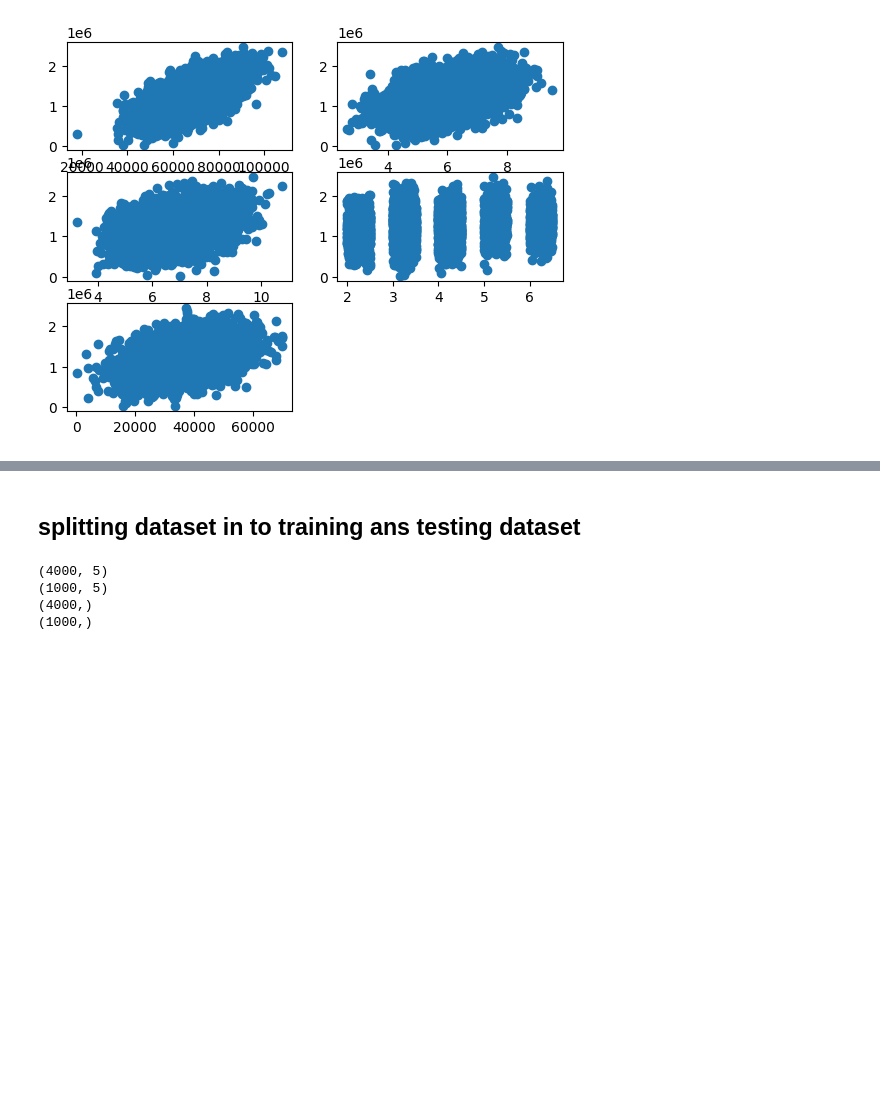
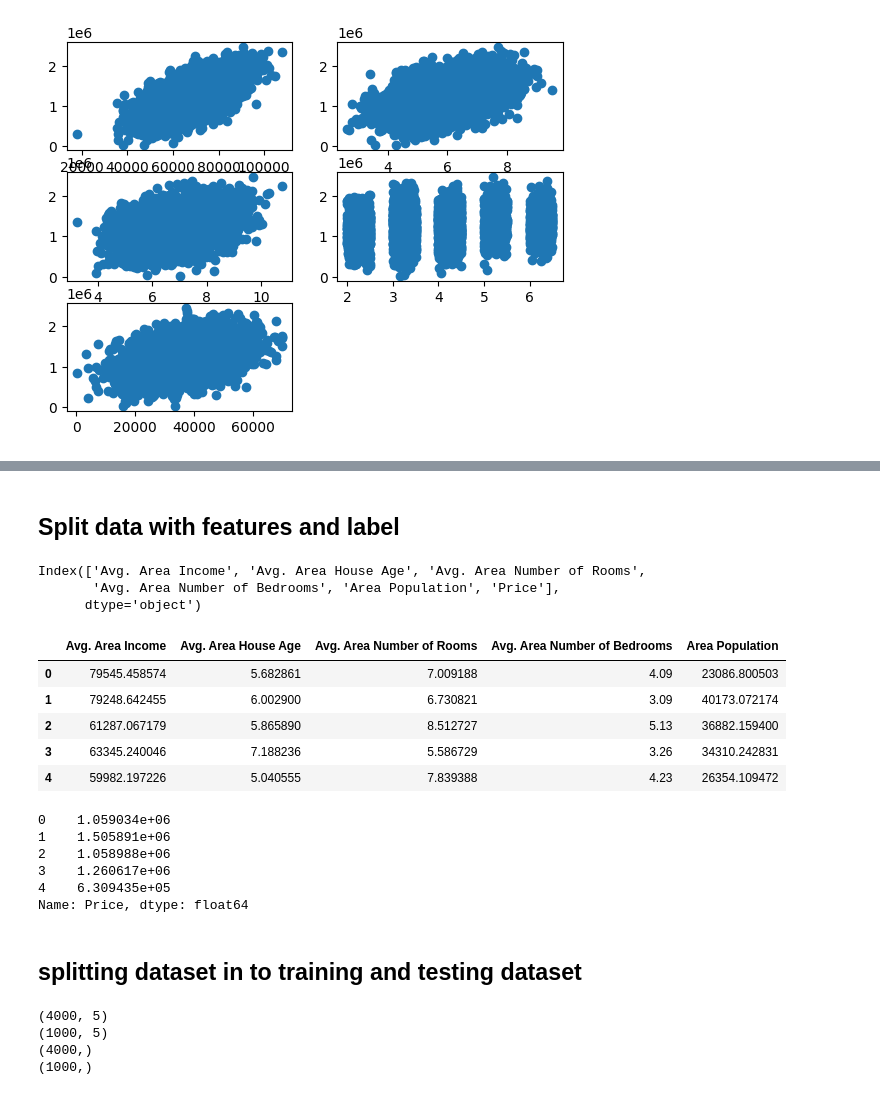
Before and after one commit to sudiplekhee/10_Days_ML-Training, a Jupyter notebook: linearRegression.ipynb, the cells around one changed output, grey strips where cells are left out. Drawn from its saved outputs; the diff is of its cells as text; code cells hidden in the pictures; blank space fills up the shorter version.

```diff
--- a/Linear_regression.ipynb
+++ b/linearRegression.ipynb
@@ -176,5 +161,39 @@ y.head()
+# %% [markdown]
+## Split data with features and label
+# %%
+## Eliminate the label i.e price
+
+# x = 5 features
+# y = label i.e price
+
+df.columns
+# %% [output]
+Index(['Avg. Area Income', 'Avg. Area House Age', 'Avg. Area Number of Rooms',
+       'Avg. Area Number of Bedrooms', 'Area Population', 'Price'],
+      dtype='object')
+# %%
+x = df[['Avg. Area Income', 'Avg. Area House Age', 'Avg. Area Number of Rooms',
+       'Avg. Area Number of Bedrooms', 'Area Population']]
+x.head()
+# %% [output]
+|  | Avg. Area Income | Avg. Area House Age | Avg. Area Number of Rooms | Avg. Area Number of Bedrooms | Area Population |
+| 0 | 79545.458574 | 5.682861 | 7.009188 | 4.09 | 23086.800503 |
+| 1 | 79248.642455 | 6.002900 | 6.730821 | 3.09 | 40173.072174 |
+| 2 | 61287.067179 | 5.865890 | 8.512727 | 5.13 | 36882.159400 |
+| 3 | 63345.240046 | 7.188236 | 5.586729 | 3.26 | 34310.242831 |
+| 4 | 59982.197226 | 5.040555 | 7.839388 | 4.23 | 26354.109472 |
+# %%
+y = df["Price"]
+y.head()
+# %% [output]
+0    1.059034e+06
+1    1.505891e+06
+2    1.058988e+06
+3    1.260617e+06
+4    6.309435e+05
+Name: Price, dtype: float64
 # %% [markdown]
-## splitting dataset in to training ans testing dataset
+## splitting dataset in to training and testing dataset
 # %%
 from sklearn.model_selection import train_test_split
 # %%
```
Also changed, not shown: parts of 38 cells of this notebook, 2 other files.
